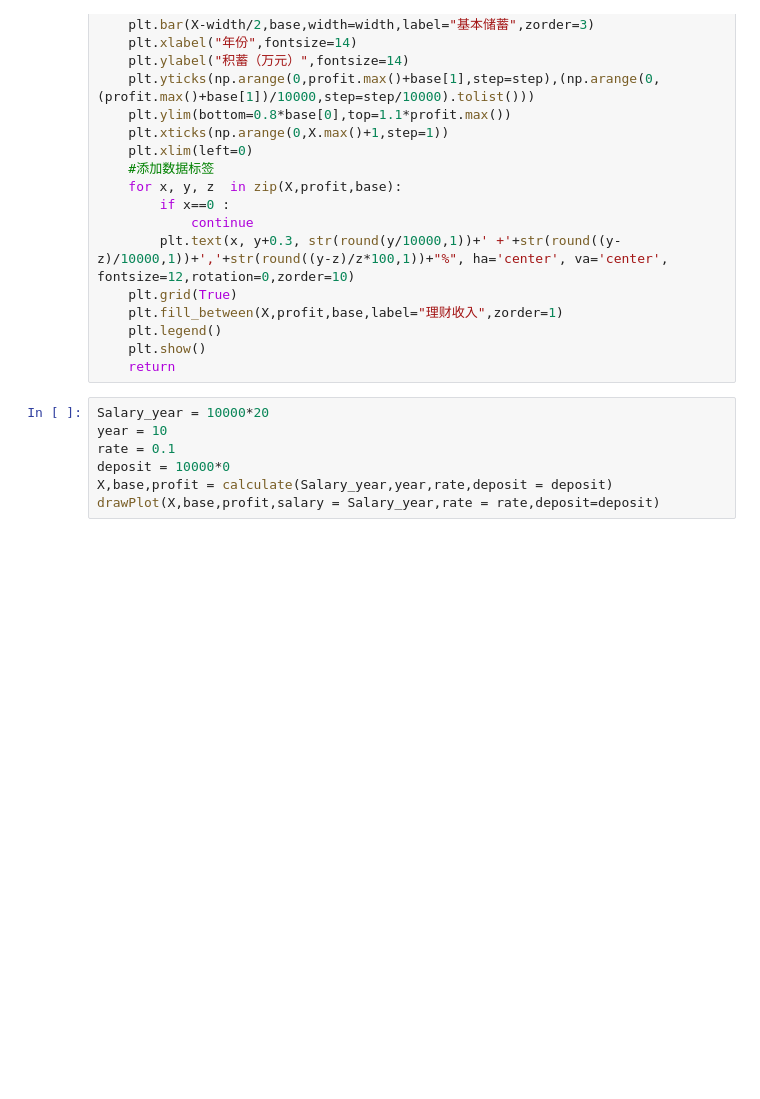
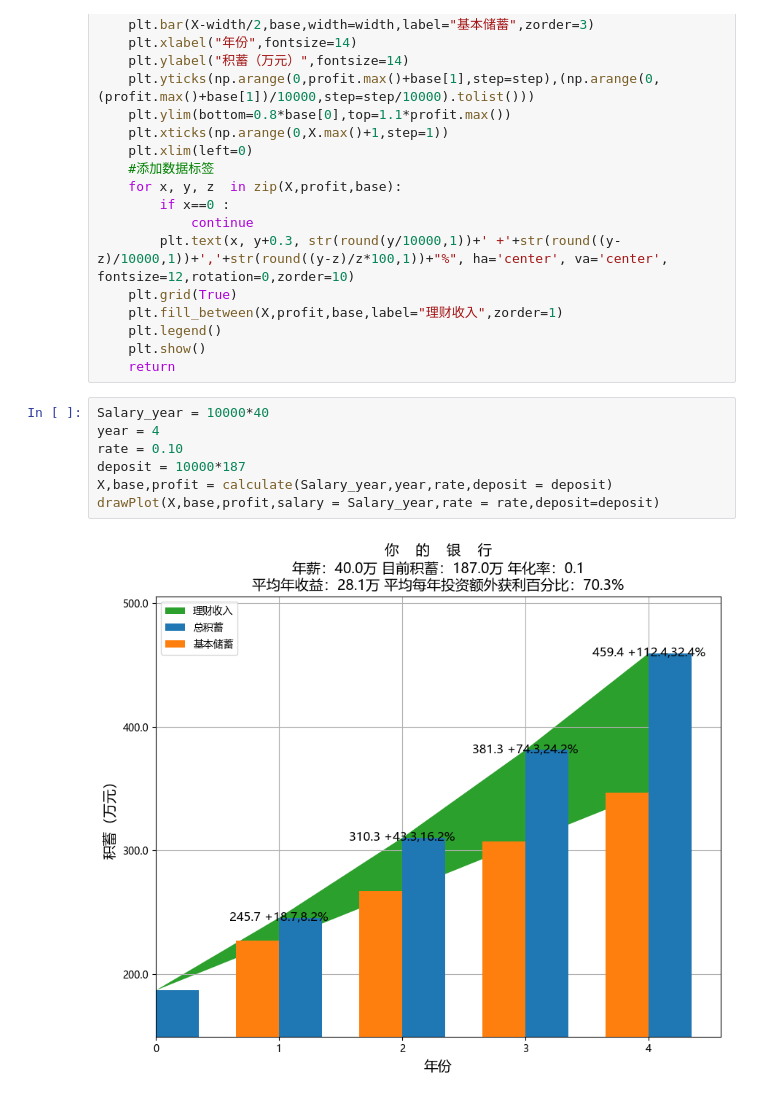
Before and after one commit to Valpha/SalaryCalculator, a Jupyter notebook: App.ipynb, the cells around one changed output. Cells and saved outputs as stored; diff of their text form; blank space fills up the shorter version.

```diff
--- a/App.ipynb
+++ b/App.ipynb
@@ -71,9 +71,11 @@ def drawPlot(X,base,profit,salary ,rate,deposit):
     plt.show()
     return
 # %%
-Salary_year = 10000*20
-year = 10
-rate = 0.1
-deposit = 10000*0
+Salary_year = 10000*40
+year = 4
+rate = 0.10
+deposit = 10000*187
 X,base,profit = calculate(Salary_year,year,rate,deposit = deposit)
 drawPlot(X,base,profit,salary = Salary_year,rate = rate,deposit=deposit)
+# %% [output]
+[figure, added]
```
Also changed, not shown: 7 other files.
